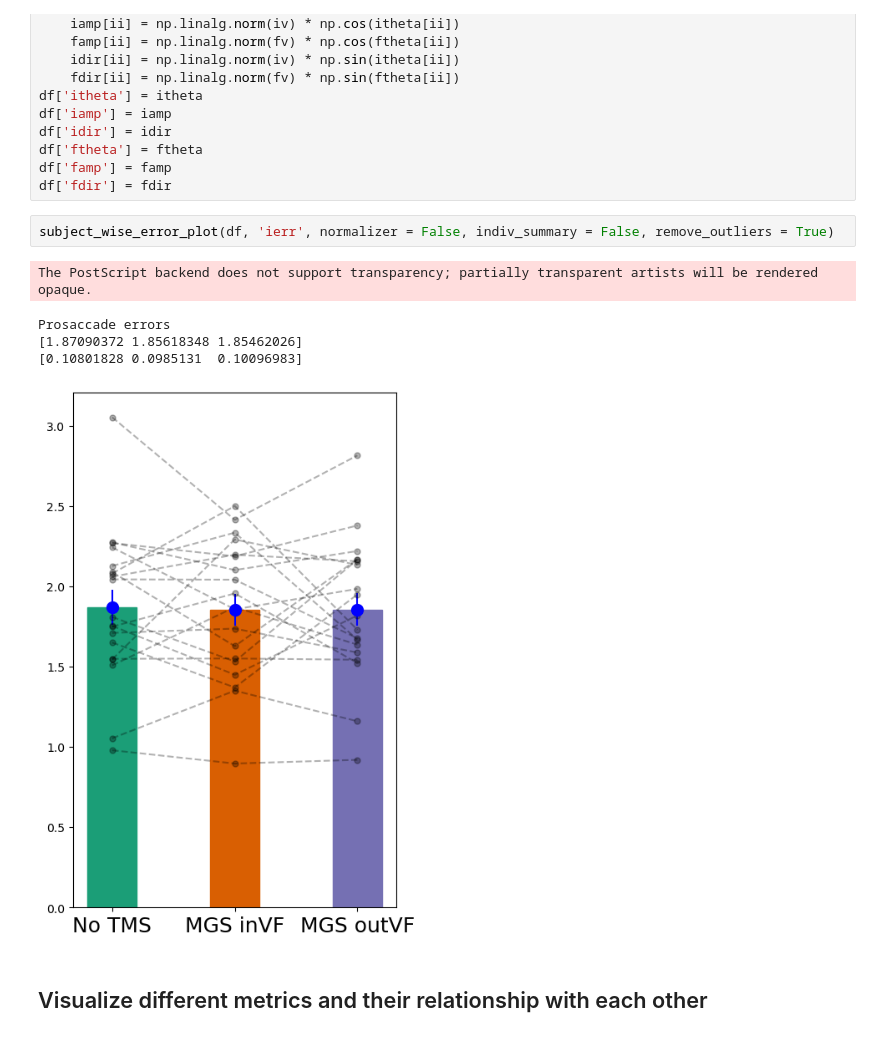
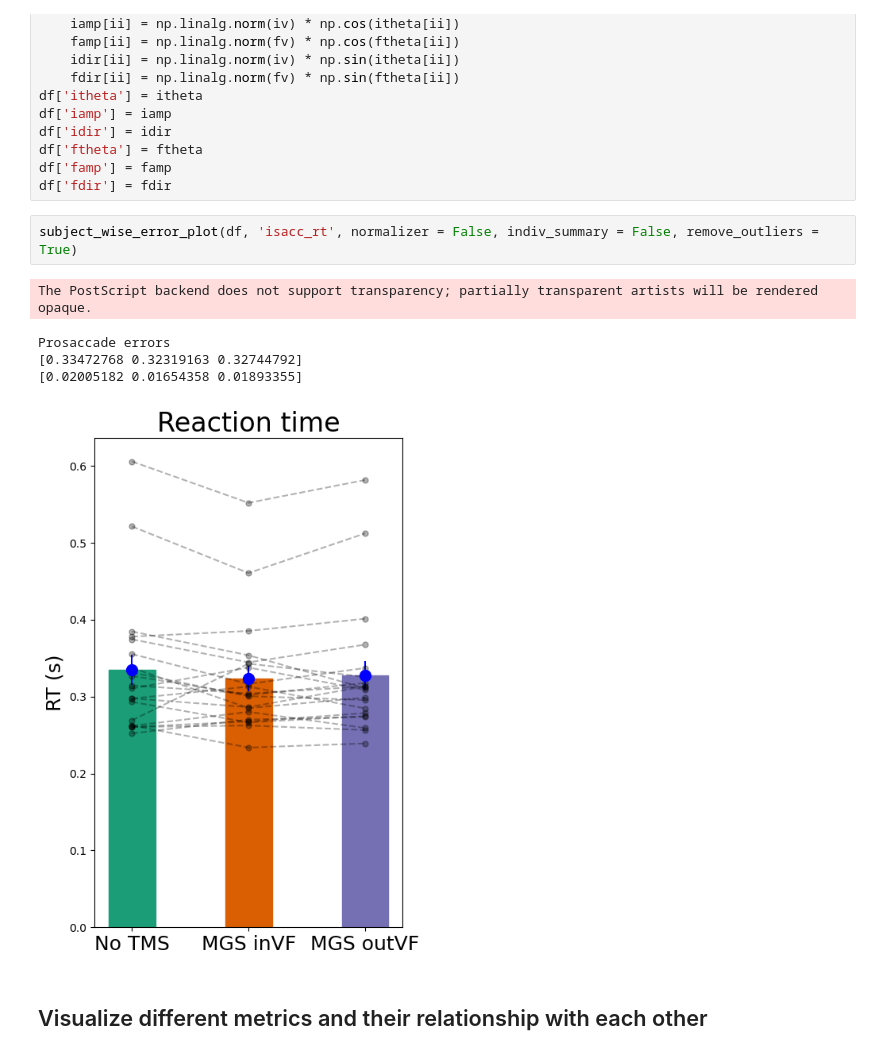
Before and after one commit to mindemory/mgs_stimul, a Jupyter notebook: mgsAnalysis/analysisEye/main.ipynb, the cells around one changed output. Saved outputs shown, nothing was run; the diff lists cells and outputs as text.

```diff
--- a/mgsAnalysis/analysisEye/main.ipynb
+++ b/mgsAnalysis/analysisEye/main.ipynb
@@ -154,13 +154,13 @@ df['ftheta'] = ftheta
 df['famp'] = famp
 df['fdir'] = fdir
 # %%
-subject_wise_error_plot(df, 'ierr', normalizer = False, indiv_summary = False, remove_outliers = True)
+subject_wise_error_plot(df, 'isacc_rt', normalizer = False, indiv_summary = False, remove_outliers = True)
 # %% [output]
 The PostScript backend does not support transparency; partially transparent artists will be rendered opaque.
 Prosaccade errors
-[1.87090372 1.85618348 1.85462026]
-[0.10801828 0.0985131  0.10096983]
+[0.33472768 0.32319163 0.32744792]
+[0.02005182 0.01654358 0.01893355]
-[figure, old version]
+[figure, new version]
 # %% [markdown]
 ## Visualize different metrics and their relationship with each other
 # %%
```
Also changed, not shown: parts of 5 cells of this notebook, 14 other files.
